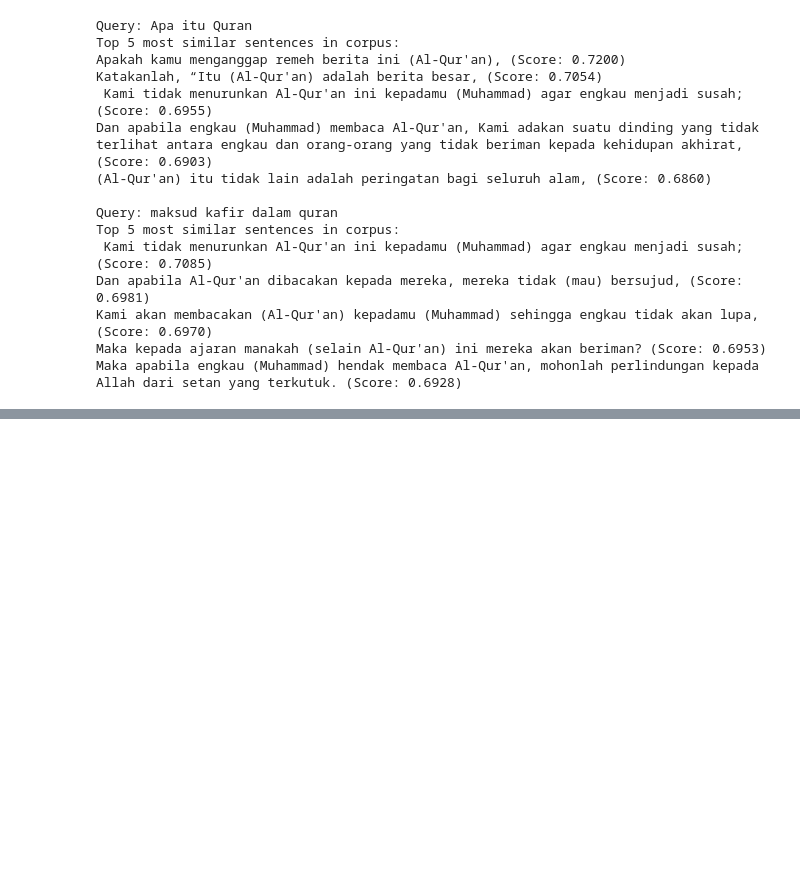
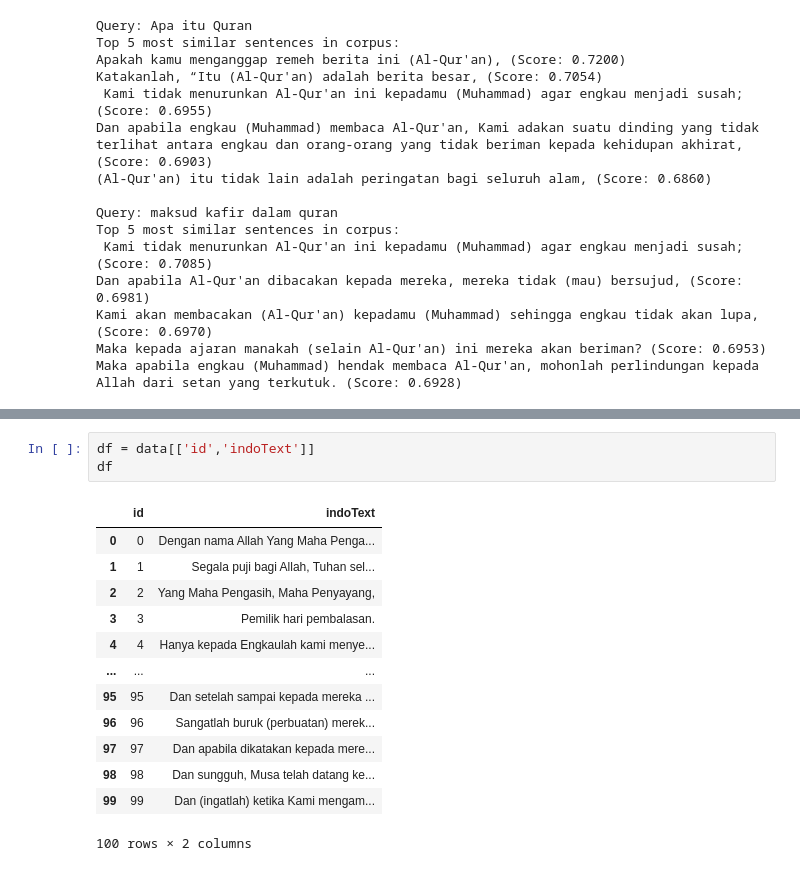
Before and after one commit to 337ubaid/quran-indo, a Jupyter notebook: sbert_exploration.ipynb, the cells around one changed output, grey strips where cells are left out. Drawn from its saved outputs; the diff is of its cells as text; blank space fills up the shorter version.

```diff
--- a/sbert_exploration.ipynb
+++ b/sbert_exploration.ipynb
@@ -214,0 +246,17 @@ Maka apabila engkau (Muhammad) hendak membaca Al-Qur'an, mohonlah perlindungan k
+# %%
+df = data[['id','indoText']]
+df
+# %% [output]
+|  | id | indoText |
+| 0 | 0 | Dengan nama Allah Yang Maha Penga... |
+| 1 | 1 | Segala puji bagi Allah, Tuhan sel... |
+| 2 | 2 | Yang Maha Pengasih, Maha Penyayang, |
+| 3 | 3 | Pemilik hari pembalasan. |
+| 4 | 4 | Hanya kepada Engkaulah kami menye... |
+| ... | ... | ... |
+| 95 | 95 | Dan setelah sampai kepada mereka ... |
+| 96 | 96 | Sangatlah buruk (perbuatan) merek... |
+| 97 | 97 | Dan apabila dikatakan kepada mere... |
+| 98 | 98 | Dan sungguh, Musa telah datang ke... |
+| 99 | 99 | Dan (ingatlah) ketika Kami mengam... |
+100 rows × 2 columns
```
Also changed, not shown: parts of 15 cells of this notebook, 10 other files.
